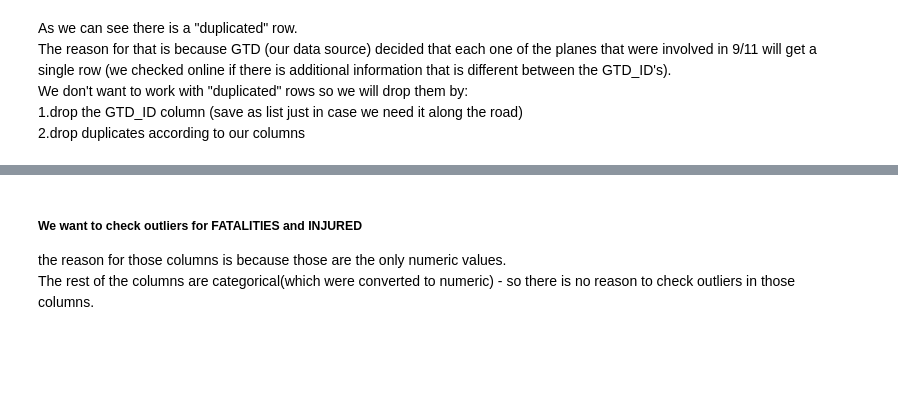
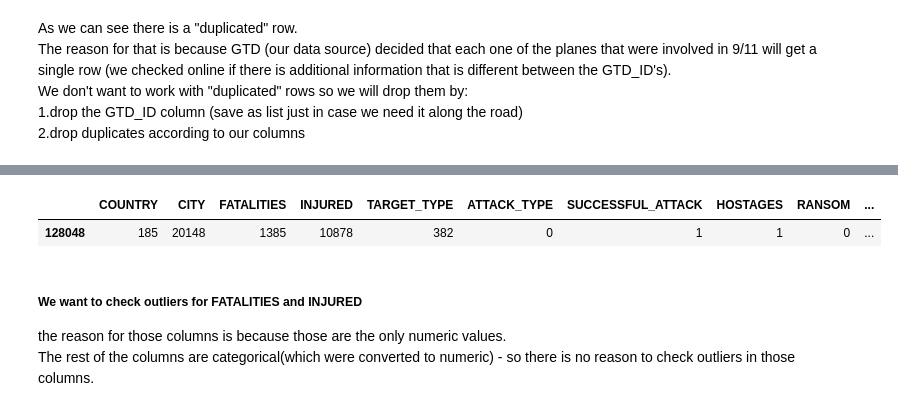
Before and after one commit to LahavHarary/Introduction-to-Data-Science-project, a Jupyter notebook: First Data Cleaning notebook.ipynb, the cells around one changed output, grey strips where cells are left out. Drawn from its saved outputs; the diff is of its cells as text; code cells hidden in the pictures; blank space fills up the shorter version.

```diff
--- a/First Data Cleaning notebook.ipynb
+++ b/First Data Cleaning notebook.ipynb
@@ -522,3 +511,8 @@ df_without_dup
+# %%
+df_without_dup[df_without_dup['INJURED']>=10000]
+# %% [output]
+|  | COUNTRY | CITY | FATALITIES | INJURED | TARGET_TYPE | ATTACK_TYPE | SUCCESSFUL_ATTACK | HOSTAGES | RANSOM | ... |
+| 128048 | 185 | 20148 | 1385 | 10878 | 382 | 0 | 1 | 1 | 0 | ... |
 # %% [markdown]
 ##### We want to check outliers for FATALITIES and INJURED
 the reason for those columns is because those are the only numeric values.
```
Also changed, not shown: parts of 4 cells of this notebook.
